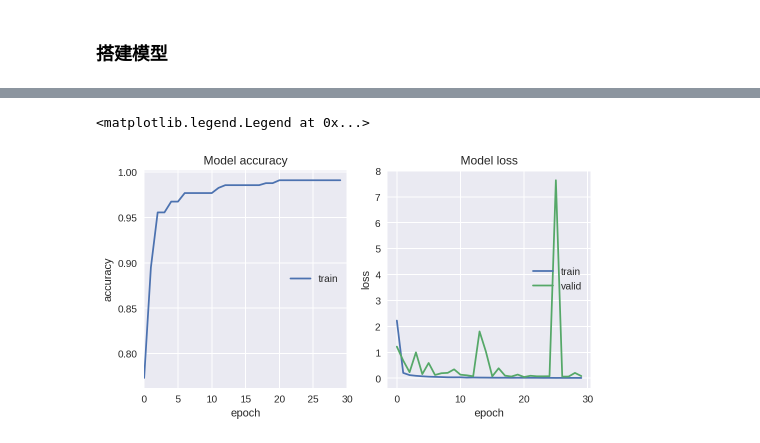
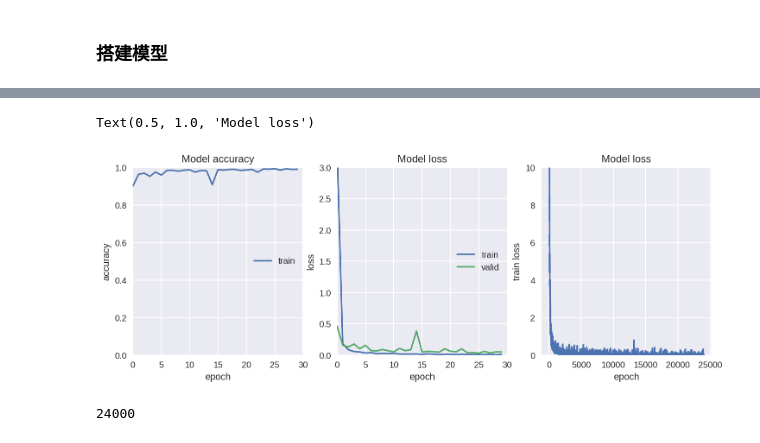
Before and after one commit to rawk-v/MLND-projects, a Jupyter notebook: MLND-capstone-project/capstone_project.ipynb, the cells around one changed output, grey strips where cells are left out. Drawn from its saved outputs; the diff is of its cells as text; code cells hidden in the pictures.

```diff
--- a/MLND-capstone-project/capstone_project.ipynb
+++ b/MLND-capstone-project/capstone_project.ipynb
@@ -387,5 +341,8 @@ Use tf.cast instead.
 # %%
-# model = get_model()
-model.compile(loss={'ctc_loss': lambda y_true, y_pred: y_pred}, optimizer='adam')
+from keras.optimizers import Adam
+model = get_model()
+
+my_adam = Adam(lr=0.0005, beta_1=0.9, beta_2=0.999, epsilon=None, decay=0.0, amsgrad=False)
+model.compile(loss={'ctc_loss': lambda y_true, y_pred: y_pred}, optimizer=my_adam)
 model.summary()
 # %% [output]
@@ -430,18 +381,19 @@ valid_data_generator = DataGenerator(img_paths=valid_X,
                                      img_h=img_height,
                                      img_channels=img_channel,
                                      max_label_length=max_text_len,
-                                     batch_size=valid_batch_size)
+                                     batch_size=valid_batch_size,
+                                     shuffle=False)
 
 acc_valid_generator = DataGenerator(valid_X, valid_y, img_width, img_height, img_channel, max_text_len, predict_valid_batch_size, False)
-acc_callback = StatisticCallback(predict_model, acc_valid_generator, valid_y)
-early_stop_cb = EarlyStopping(monitor='val_loss', patience=5, verbose=1)
+valid_acc_callback = MetricsCallback(model, acc_valid_generator, valid_y, 'valid')
+early_stop_cb = EarlyStopping(monitor='val_loss', patience=10, verbose=1)
 
 checkpoint = ModelCheckpoint(filepath='Model_best.hdf5', monitor='val_loss', verbose=1, mode='min', period=1, save_best_only=True)
 
 hist = model.fit_generator(generator=train_data_generator.next_batch(),
                    steps_per_epoch=int(train_data_generator.num_of_samples/batch_size),
                    epochs=epoch_n,
-                   callbacks=[checkpoint, acc_callback],
+                   callbacks=[checkpoint, valid_acc_callback, early_stop_cb],
                    validation_data=valid_data_generator.next_batch(),
                    validation_steps=int(valid_data_generator.num_of_samples/valid_batch_size))
 # %% [output]
@@ -485,29 +421,40 @@ hist.history
 # %%
-import matplotlib.pyplot as plt
-%matplotlib inline
-%config InlineBackend.figure_format = 'retina'
+fig = plt.figure(figsize=(12, 4))
+ax1 = fig.add_subplot(131)
+ax2 = fig.add_subplot(132)
 
-fig = plt.figure(figsize=(8, 4))
-ax1 = fig.add_subplot(121)
-ax2 = fig.add_subplot(122)
-
-ax1.plot(acc_callback.accs)
+ax1.plot(valid_acc_callback.accs)
 # ax1.plot(hist.history['val_acc'])
 ax1.set_xlabel('epoch')
 ax1.set_ylabel('accuracy')
 ax1.set_xlim(0, epoch_n)
+ax1.set_ylim(0, 1)
 ax1.set_title('Model accuracy')
 ax1.legend(['train', 'valid'], loc='center right')
 
 ax2.plot(hist.history['loss'])
 ax2.plot(hist.history['val_loss'])
-ax1.set_xlim(0, epoch_n)
+ax2.set_xlim(0, epoch_n)
+ax2.set_ylim(0, 3)
 ax2.set_xlabel('epoch')
 ax2.set_ylabel('loss')
 ax2.set_title('Model loss')
 ax2.legend(['train', 'valid'], loc='center right')
+
+ax3 = fig.add_subplot(133)
+ax3.plot(valid_acc_callback.train_loss)
+# ax3.set_xlim(0, epoch_n)
+ax3.set_ylim(0, 10)
+ax3.set_xlabel('epoch')
+ax3.set_ylabel('train loss')
+ax3.set_title('Model loss')
+# ax3.legend(['train', 'valid'], loc='center right')
 # %% [output]
-<matplotlib.legend.Legend at 0x...>
+Text(0.5, 1.0, 'Model loss')
-[figure, old version]
+[figure, new version]
+# %%
+len(valid_acc_callback.train_loss)
+# %% [output]
+24000
 # %%
 acc_test_generator = DataGenerator(test_X, test_y, img_width, img_height, img_channel, max_text_len, 16)
```
Also changed, not shown: parts of 20 cells of this notebook.
